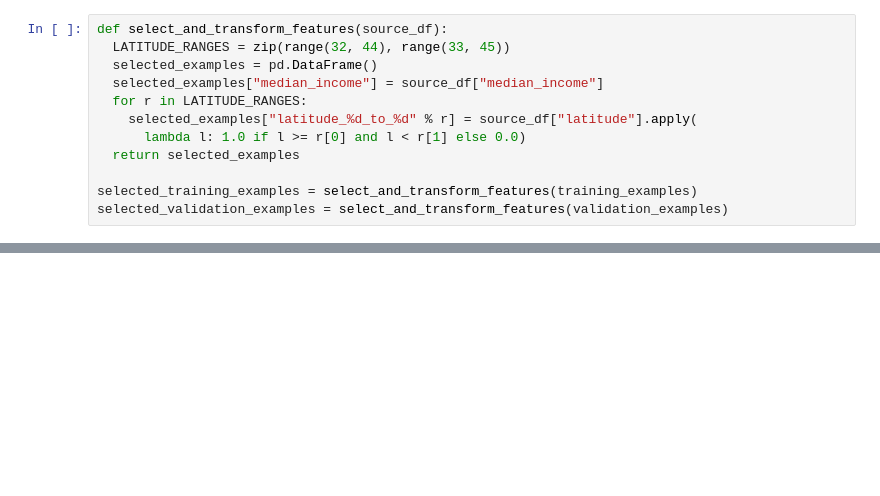
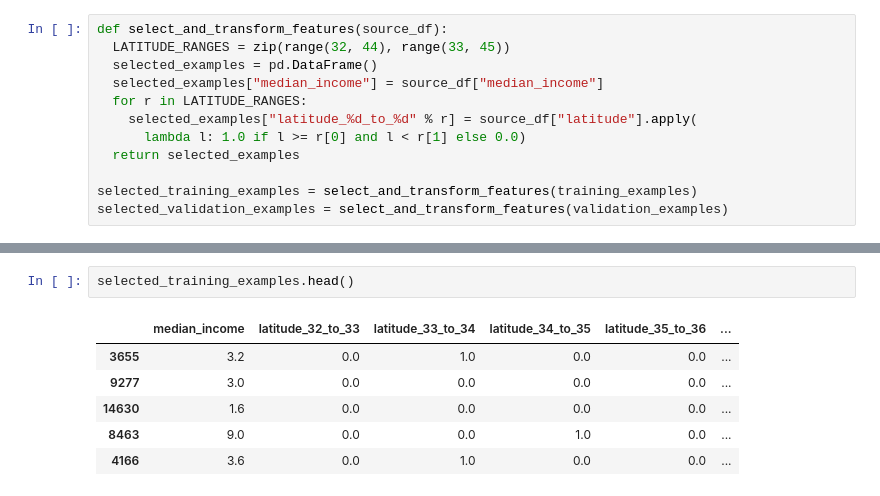
Before and after one commit to qingjing1018/google-machine-learning-crash-course, a Jupyter notebook: feature_sets.ipynb, the cells around one changed output, grey strips where cells are left out. Drawn from its saved outputs; the diff is of its cells as text; blank space fills up the shorter version.

```diff
--- a/feature_sets.ipynb
+++ b/feature_sets.ipynb
@@ -488,0 +505,9 @@ _ = train_model(
+# %%
+selected_training_examples.head()
+# %% [output]
+|  | median_income | latitude_32_to_33 | latitude_33_to_34 | latitude_34_to_35 | latitude_35_to_36 | ... |
+| 3655 | 3.2 | 0.0 | 1.0 | 0.0 | 0.0 | ... |
+| 9277 | 3.0 | 0.0 | 0.0 | 0.0 | 0.0 | ... |
+| 14630 | 1.6 | 0.0 | 0.0 | 0.0 | 0.0 | ... |
+| 8463 | 9.0 | 0.0 | 0.0 | 1.0 | 0.0 | ... |
+| 4166 | 3.6 | 0.0 | 1.0 | 0.0 | 0.0 | ... |
```
Also changed, not shown: parts of 8 cells of this notebook.
